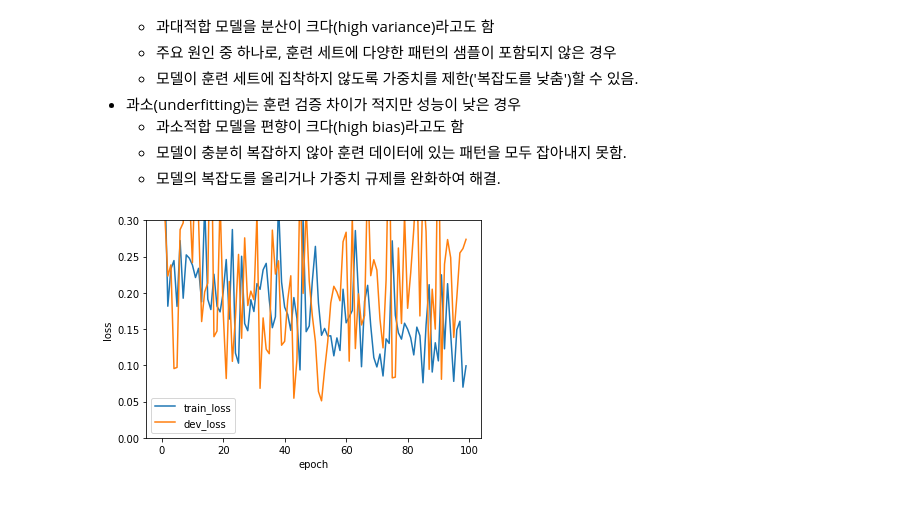
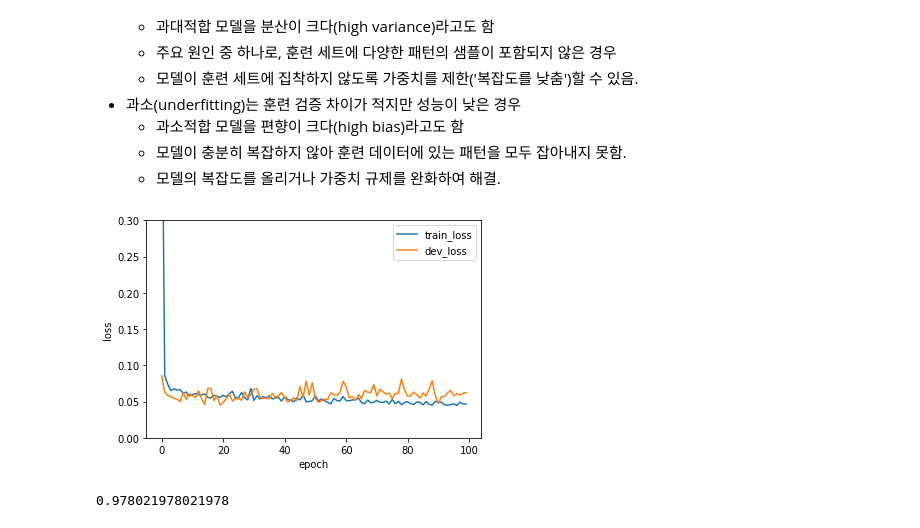
Before and after one commit to joonhyuk/mash-ML, a Jupyter notebook: DoItDeepLearning.ipynb, the cells around one changed output. Cells and saved outputs as stored; diff of their text form; code cells hidden in the pictures.

```diff
--- a/DoItDeepLearning.ipynb
+++ b/DoItDeepLearning.ipynb
@@ -610,15 +610,22 @@ print((aa - aa.mean())/aa.std())
     - 모델이 충분히 복잡하지 않아 훈련 데이터에 있는 패턴을 모두 잡아내지 못함.
     - 모델의 복잡도를 올리거나 가중치 규제를 완화하여 해결.
 # %%
-layer3 = SingleLayer()
-layer3.fit(x_train_scaled, y_train, x_dev=x_dev_scaled, y_dev=y_dev)
+layer3 = SingleLayer(learning_rate=0.1, auto_scaling=True)
+
+layer3.fit(x_train, y_train, x_dev=x_dev, y_dev=y_dev)
 
 plt.ylim(0, 0.3)
 plt.plot(layer3.losses)
 plt.plot(layer3.dev_losses)
 plt.ylabel('loss')
 plt.xlabel('epoch')
 plt.legend(['train_loss', 'dev_loss'])
 plt.show()
 # %% [output]
-[figure, old version]
+[figure, new version]
+# %%
+layer4 = SingleLayer()
+layer4.fit(x_train_scaled, y_train, epochs=20)
+layer4.score(x_dev_scaled, y_dev)
+# %% [output]
+0.978021978021978
```
Also changed, not shown: parts of 2 cells of this notebook, 1 other file.
